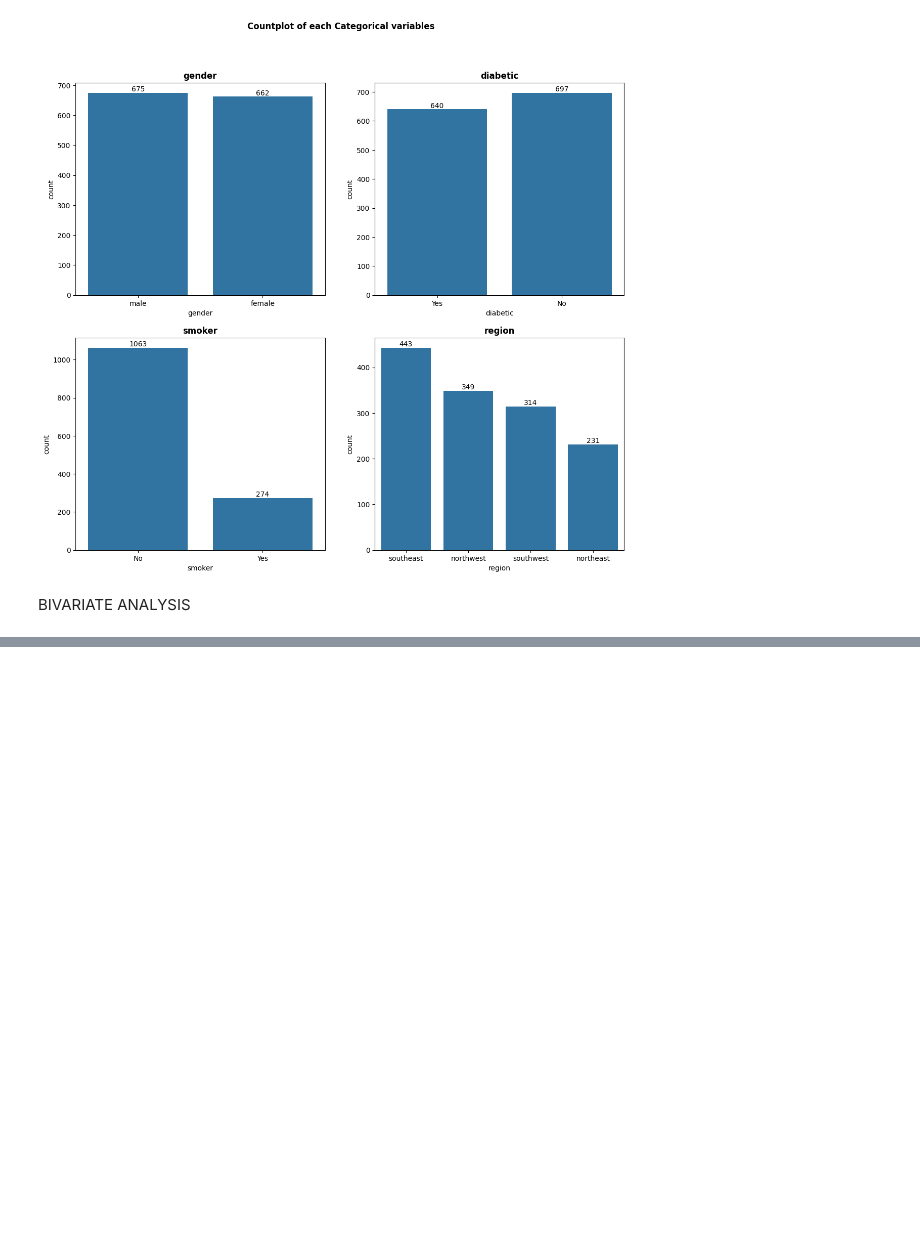
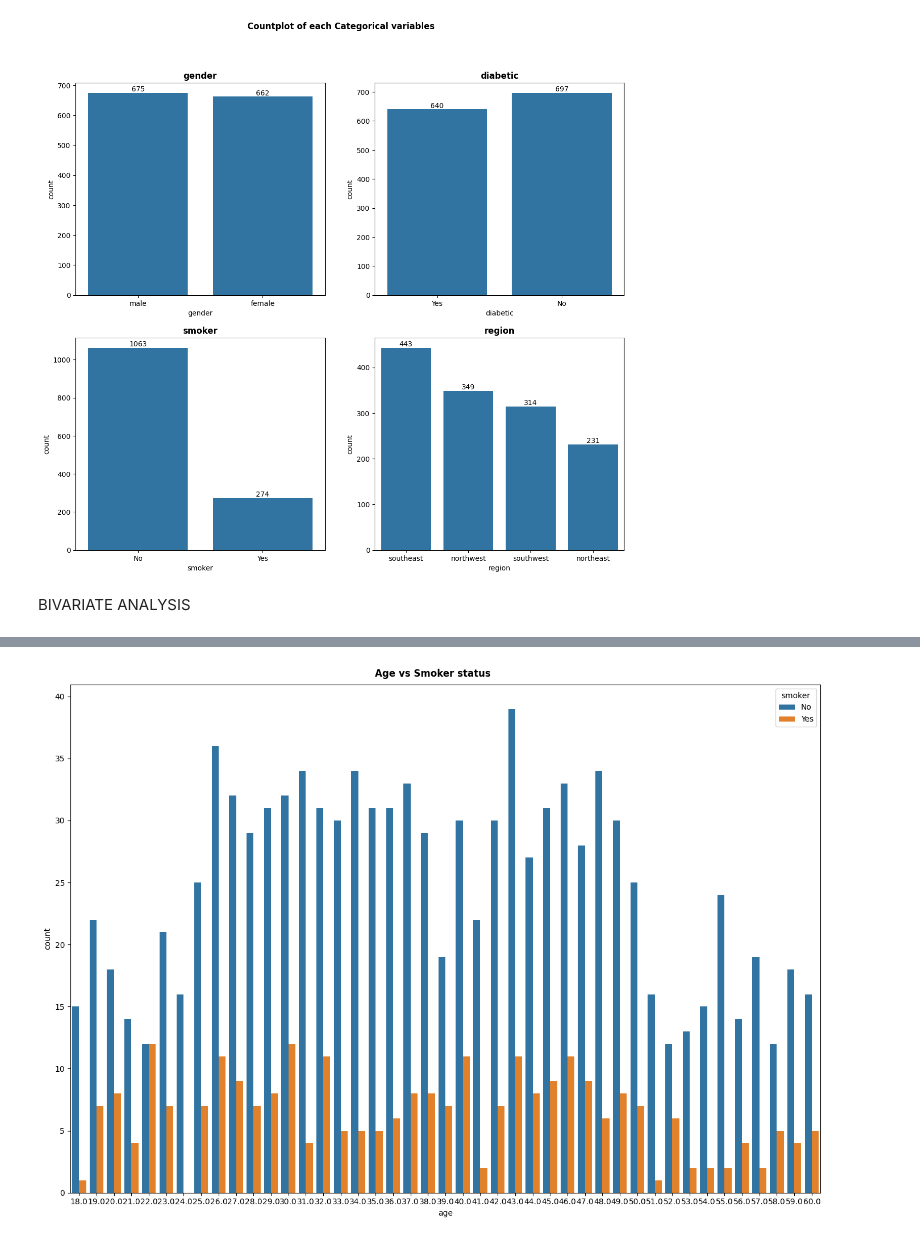
Before and after one commit to btokoli/Insurance-Claims-Prediction-Model, a Jupyter notebook: insurance_claims.ipynb, the cells around one changed output, grey strips where cells are left out. Cells and saved outputs as stored; diff of their text form; code cells hidden in the pictures; blank space fills up the shorter version.

```diff
--- a/insurance_claims.ipynb
+++ b/insurance_claims.ipynb
@@ -214,0 +230,9 @@ for i in range(0, len(numerical_cols)-1):
+# %%
+#Categorical Variables Vs Numerical Variables
+
+plt.figure(figsize=(14,10))
+plt.suptitle("Age vs Smoker status", fontweight='bold')
+sns.countplot(x=numerical_data['age'], hue=categorical_data['smoker'])
+plt.tight_layout()
+# %% [output]
+[figure, added]
```
Also changed, not shown: parts of 10 cells of this notebook.
